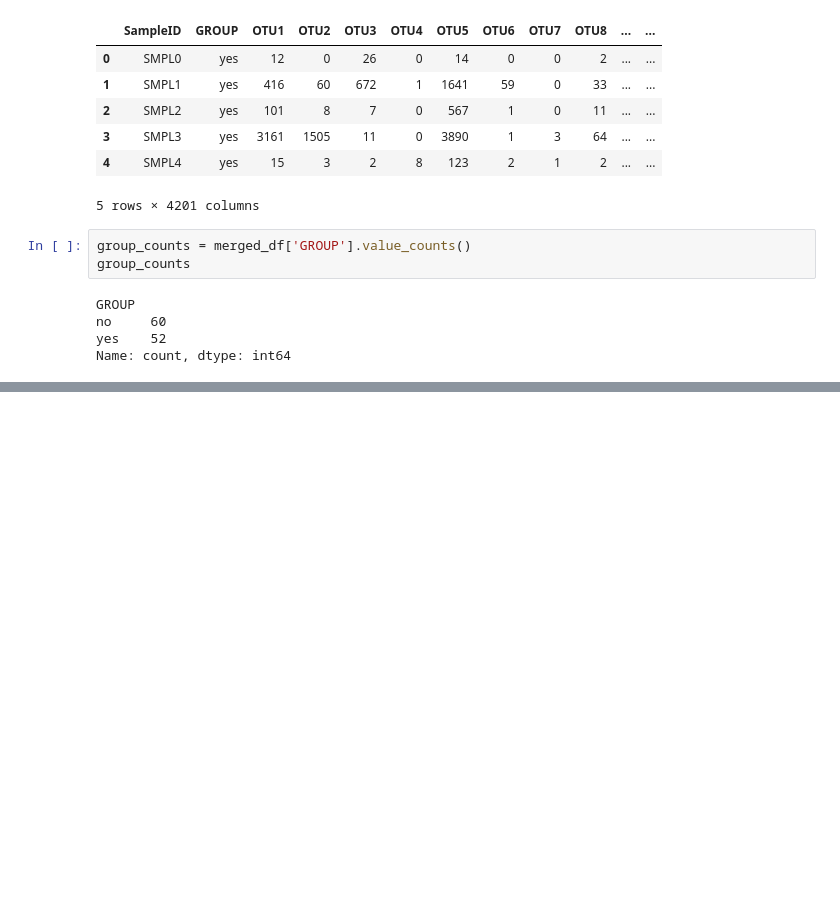
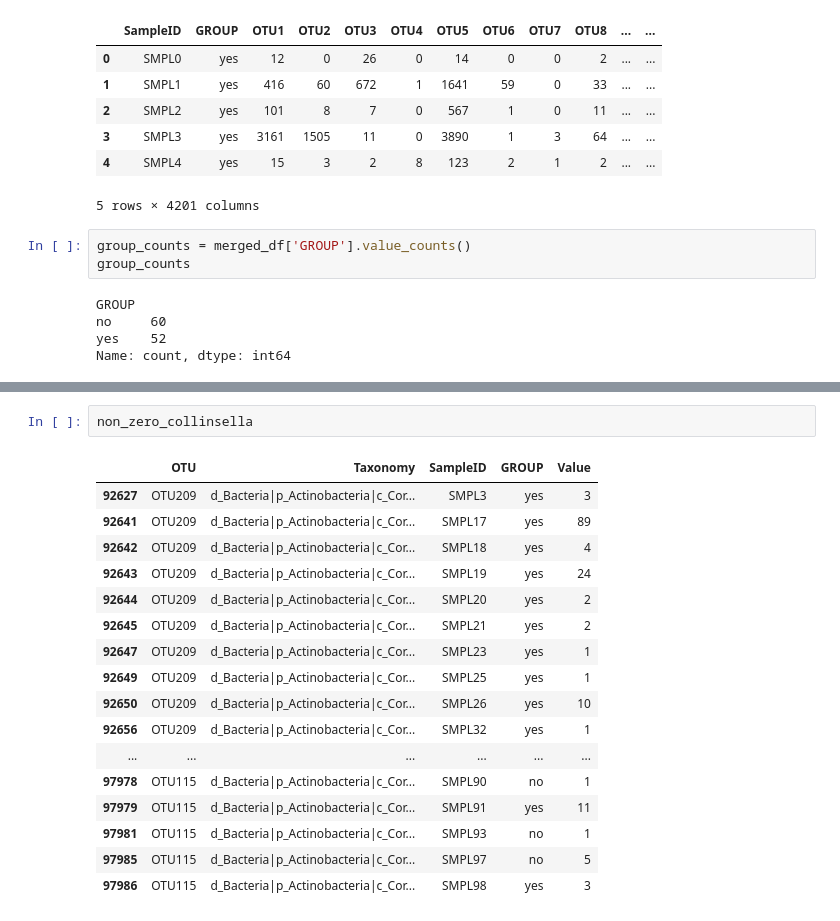
Before and after one commit to M100ika/data_analyzing_04_01_2024, a Jupyter notebook: 04.01.2024.ipynb, the cells around one changed output, grey strips where cells are left out. Saved outputs shown, nothing was run; the diff lists cells and outputs as text; blank space fills up the shorter version.

```diff
--- a/04.01.2024.ipynb
+++ b/04.01.2024.ipynb
@@ -72,0 +156,20 @@ Name: count, dtype: int64
+# %%
+non_zero_collinsella
+# %% [output]
+|  | OTU | Taxonomy | SampleID | GROUP | Value |
+| 92627 | OTU209 | d_Bacteria|p_Actinobacteria|c_Cor... | SMPL3 | yes | 3 |
+| 92641 | OTU209 | d_Bacteria|p_Actinobacteria|c_Cor... | SMPL17 | yes | 89 |
+| 92642 | OTU209 | d_Bacteria|p_Actinobacteria|c_Cor... | SMPL18 | yes | 4 |
+| 92643 | OTU209 | d_Bacteria|p_Actinobacteria|c_Cor... | SMPL19 | yes | 24 |
+| 92644 | OTU209 | d_Bacteria|p_Actinobacteria|c_Cor... | SMPL20 | yes | 2 |
+| 92645 | OTU209 | d_Bacteria|p_Actinobacteria|c_Cor... | SMPL21 | yes | 2 |
+| 92647 | OTU209 | d_Bacteria|p_Actinobacteria|c_Cor... | SMPL23 | yes | 1 |
+| 92649 | OTU209 | d_Bacteria|p_Actinobacteria|c_Cor... | SMPL25 | yes | 1 |
+| 92650 | OTU209 | d_Bacteria|p_Actinobacteria|c_Cor... | SMPL26 | yes | 10 |
+| 92656 | OTU209 | d_Bacteria|p_Actinobacteria|c_Cor... | SMPL32 | yes | 1 |
+| ... | ... | ... | ... | ... | ... |
+| 97978 | OTU115 | d_Bacteria|p_Actinobacteria|c_Cor... | SMPL90 | no | 1 |
+| 97979 | OTU115 | d_Bacteria|p_Actinobacteria|c_Cor... | SMPL91 | yes | 11 |
+| 97981 | OTU115 | d_Bacteria|p_Actinobacteria|c_Cor... | SMPL93 | no | 1 |
+| 97985 | OTU115 | d_Bacteria|p_Actinobacteria|c_Cor... | SMPL97 | no | 5 |
+| 97986 | OTU115 | d_Bacteria|p_Actinobacteria|c_Cor... | SMPL98 | yes | 3 |
```
Also changed, not shown: parts of 13 cells of this notebook, 6 other files.
